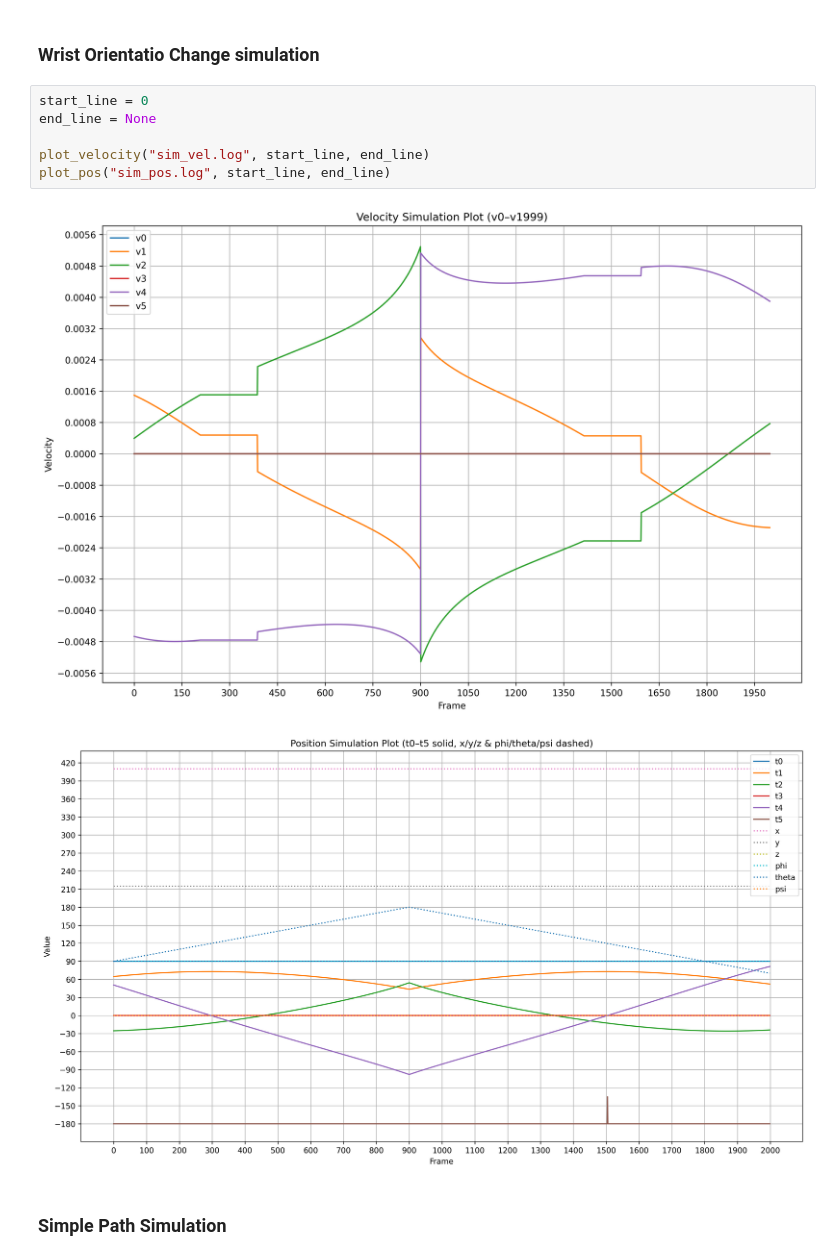
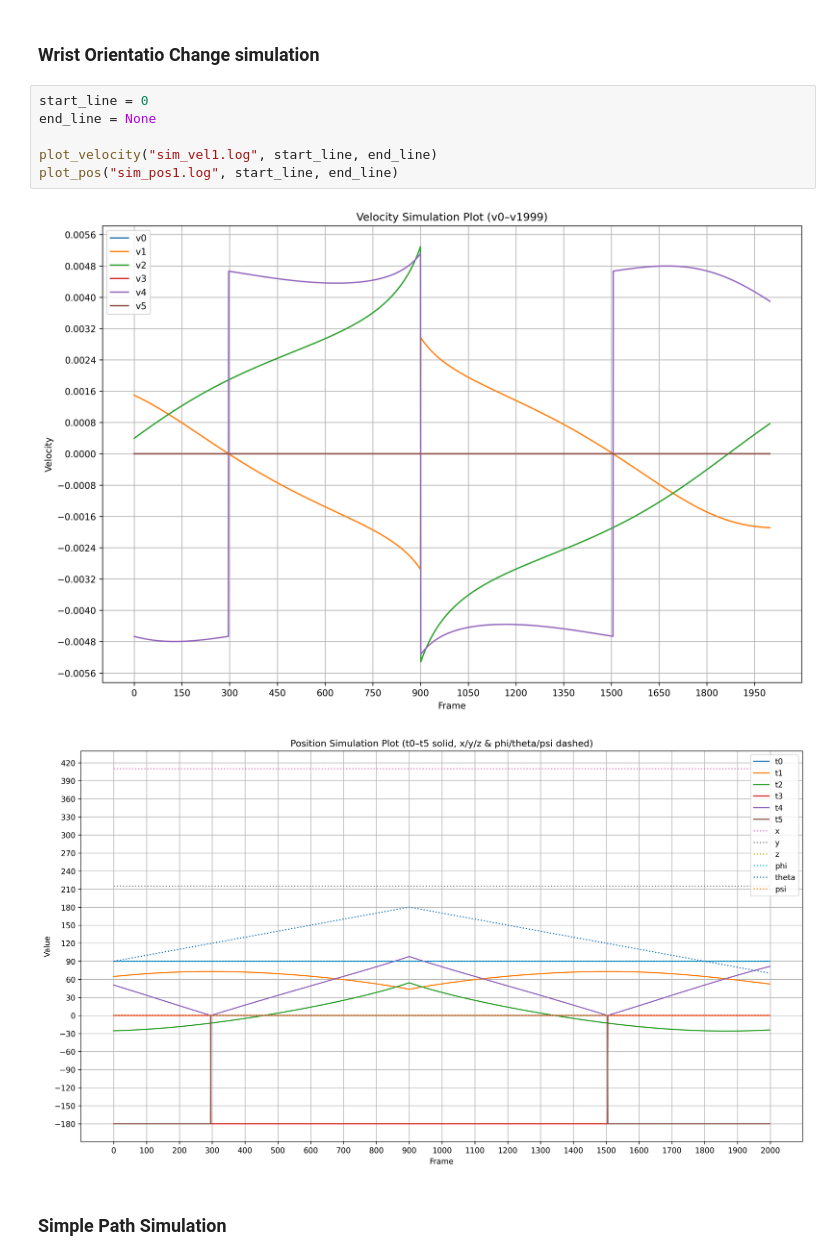
Before and after one commit to mrezanvari/6dof_robot_arm, a Jupyter notebook: dev/plots.ipynb, the cells around one changed output. Cells and saved outputs as stored; diff of their text form.

```diff
--- a/dev/plots.ipynb
+++ b/dev/plots.ipynb
@@ -111,12 +111,12 @@ def plot_pos(filename, start_line, end_line):
 # %%
 start_line = 0
 end_line = None
 
-plot_velocity("sim_vel.log", start_line, end_line)
-plot_pos("sim_pos.log", start_line, end_line)
+plot_velocity("sim_vel1.log", start_line, end_line)
+plot_pos("sim_pos1.log", start_line, end_line)
 # %% [output]
-[figure, old version]
+[figure, new version]
-[figure, old version]
+[figure, new version]
 # %% [markdown]
 ### Simple Path Simulation
 # %%
```
Also changed, not shown: parts of 2 cells of this notebook, 1 other file.
